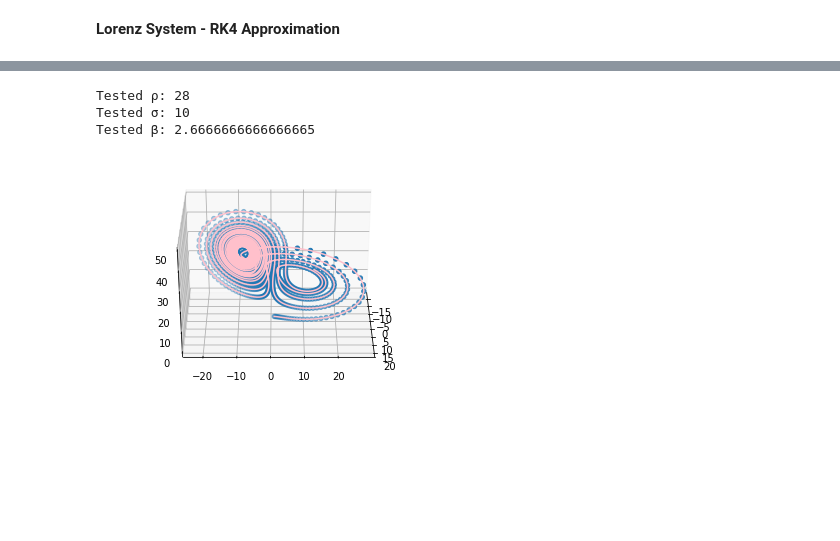
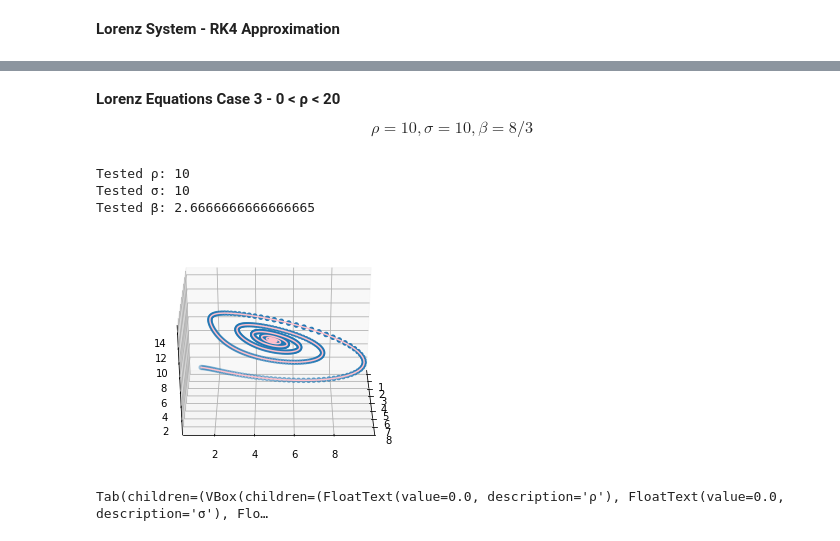
Before and after one commit to eangelcortes/lorenz_eq, a Jupyter notebook: Lorenz Equations 2.5.ipynb, the cells around one changed output, grey strips where cells are left out. Drawn from its saved outputs; the diff is of its cells as text; code cells hidden in the pictures; blank space fills up the shorter version.

```diff
--- a/Lorenz Equations 2.5.ipynb
+++ b/Lorenz Equations 2.5.ipynb
@@ -35,10 +35,10 @@ def L_RK4(a, b, α, N):
 # OUTPUTS: approximation of the functions fx, fy, fz
     h = (b-a)/N
     t = a
-    ω = α
-    fx = [α[0]]
-    fy = [α[1]]
-    fz = [α[2]]
+    ω = [α[0], α[1], α[2]]
+    fx = [ω[0]]
+    fy = [ω[1]]
+    fz = [ω[2]]
 
     for j in range(1, N+1):
         # Initialize for use of k_Mult function
@@ -84,16 +118,31 @@ Y = L_RK4(a,b,α,N)
+# %% [markdown]
+<b> Lorenz Equations Case 3 -  0 < ρ < 20 </b>
+    $$ \rho = 10,  \sigma = 10,  \beta = 8/3 $$
 # %%
+ρ = 10
+Y = L_RK4(a,b,α,N)
 fig = plt.figure(); ax = plt.axes(projection='3d');
+
 # Change degrees of rotation:
 ax.view_init(30,0)
-
 ax.plot3D(Y[0],Y[1],Y[2], 'pink'); ax.scatter3D(Y[0], Y[1], Y[2])
 
+
 print ("Tested ρ:", ρ); print ("Tested σ:", σ); print ("Tested β:", β)
 # %% [output]
-Tested ρ: 28
+Tested ρ: 10
 Tested σ: 10
 Tested β: 2.6666666666666665
-[figure, old version]
+[figure, new version]
+# %%
+box = widgets.VBox(children=[widgets.FloatText(description='ρ'), widgets.FloatText(description='σ'), widgets.FloatText(description='β')])
+tab_nest = widgets.Tab()
+tab_nest.children = [box, box]
+tab_nest.set_title(0, 'Test 1')
+tab_nest.set_title(1, 'Test 2')
+tab_nest
+# %% [output]
+Tab(children=(VBox(children=(FloatText(value=0.0, description='ρ'), FloatText(value=0.0, description='σ'), Flo…
 # %%
 # 10/16/2018 - Modified k_Mult; removed h from Ω calculation into return statements
 # 10/18/2018 - Modified L_RK4; allocated x(t), y(t), and z(t) seperately to produce accurate results
```
Also changed, not shown: parts of 6 cells of this notebook.
